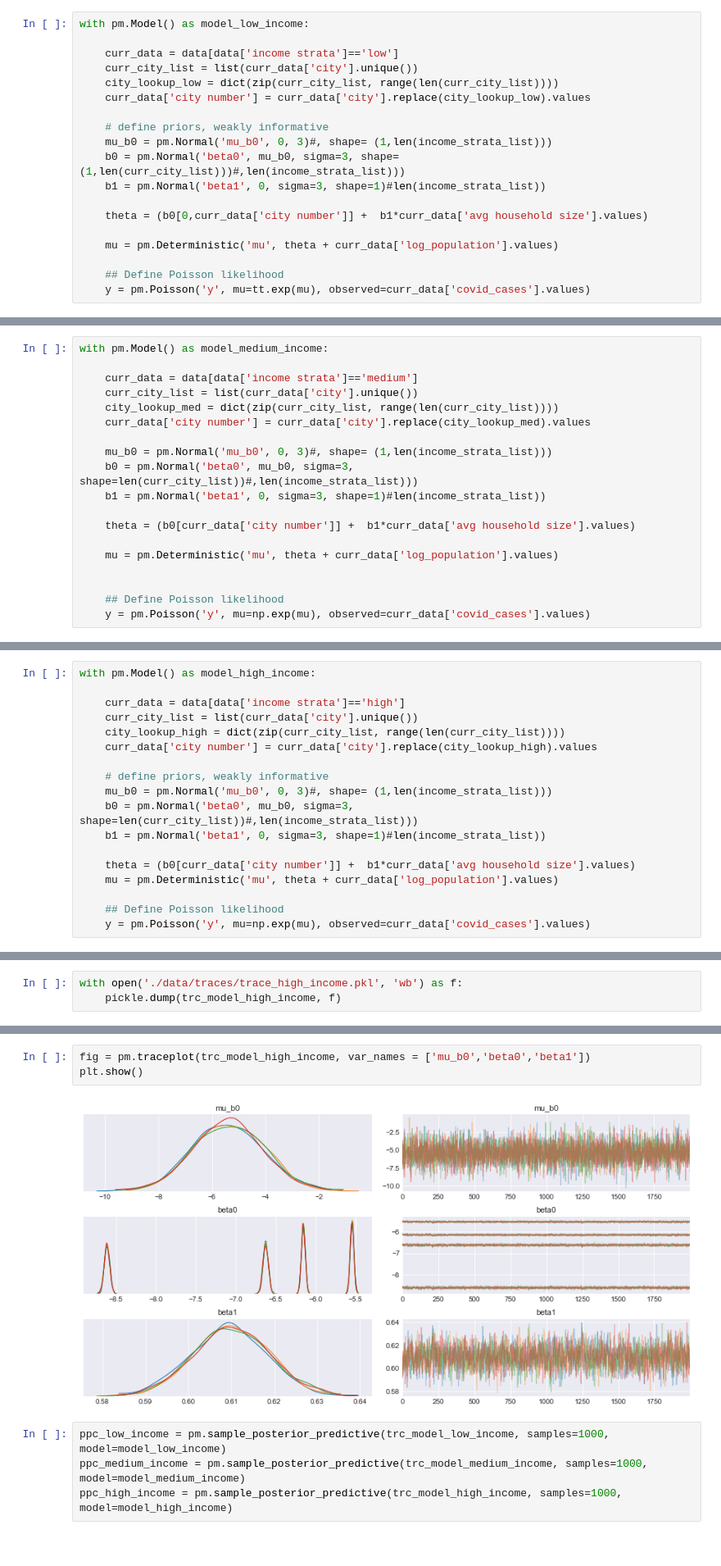
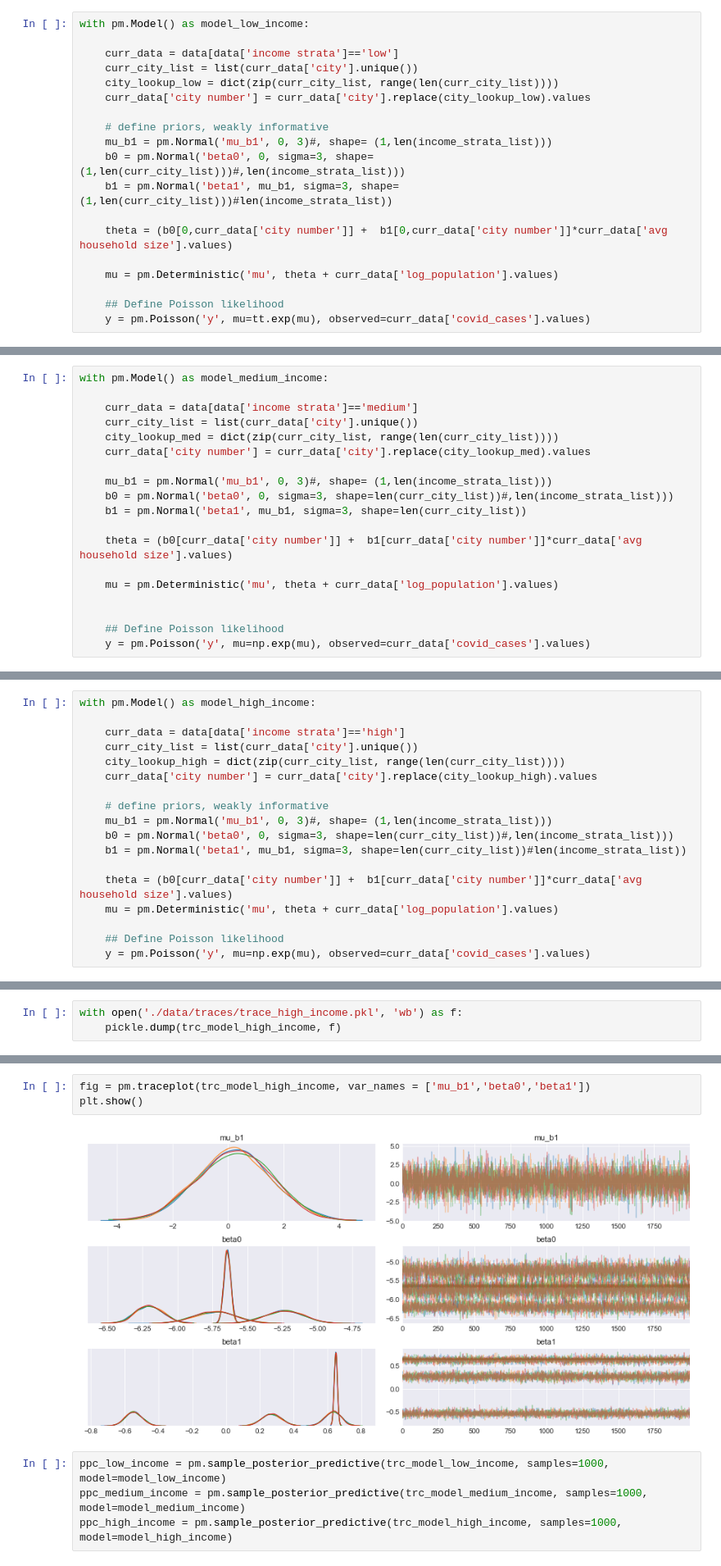
Before and after one commit to kay-wu/MIT-COVID-Datathon, a Jupyter notebook: covid_analysis_all_cities.ipynb, the cells around one changed output, grey strips where cells are left out. Shown at 82% size. Saved outputs shown, nothing was run; the diff lists cells and outputs as text.

```diff
--- a/covid_analysis_all_cities.ipynb
+++ b/covid_analysis_all_cities.ipynb
@@ -442,11 +442,11 @@ with pm.Model() as model_low_income:
     curr_data['city number'] = curr_data['city'].replace(city_lookup_low).values
 
     # define priors, weakly informative
-    mu_b0 = pm.Normal('mu_b0', 0, 3)#, shape= (1,len(income_strata_list)))
-    b0 = pm.Normal('beta0', mu_b0, sigma=3, shape=(1,len(curr_city_list)))#,len(income_strata_list)))
-    b1 = pm.Normal('beta1', 0, sigma=3, shape=1)#len(income_strata_list))
+    mu_b1 = pm.Normal('mu_b1', 0, 3)#, shape= (1,len(income_strata_list)))
+    b0 = pm.Normal('beta0', 0, sigma=3, shape=(1,len(curr_city_list)))#,len(income_strata_list)))
+    b1 = pm.Normal('beta1', mu_b1, sigma=3, shape=(1,len(curr_city_list)))#len(income_strata_list))
 
-    theta = (b0[0,curr_data['city number']] +  b1*curr_data['avg household size'].values)
+    theta = (b0[0,curr_data['city number']] +  b1[0,curr_data['city number']]*curr_data['avg household size'].values)
 
     mu = pm.Deterministic('mu', theta + curr_data['log_population'].values)
 
@@ -470,11 +465,11 @@ with pm.Model() as model_medium_income:
     city_lookup_med = dict(zip(curr_city_list, range(len(curr_city_list))))
     curr_data['city number'] = curr_data['city'].replace(city_lookup_med).values
 
-    mu_b0 = pm.Normal('mu_b0', 0, 3)#, shape= (1,len(income_strata_list)))
-    b0 = pm.Normal('beta0', mu_b0, sigma=3, shape=len(curr_city_list))#,len(income_strata_list)))
-    b1 = pm.Normal('beta1', 0, sigma=3, shape=1)#len(income_strata_list))
+    mu_b1 = pm.Normal('mu_b1', 0, 3)#, shape= (1,len(income_strata_list)))
+    b0 = pm.Normal('beta0', 0, sigma=3, shape=len(curr_city_list))#,len(income_strata_list)))
+    b1 = pm.Normal('beta1', mu_b1, sigma=3, shape=len(curr_city_list))
 
-    theta = (b0[curr_data['city number']] +  b1*curr_data['avg household size'].values)
+    theta = (b0[curr_data['city number']] +  b1[curr_data['city number']]*curr_data['avg household size'].values)
 
     mu = pm.Deterministic('mu', theta + curr_data['log_population'].values)
 
@@ -490,11 +490,11 @@ with pm.Model() as model_high_income:
     curr_data['city number'] = curr_data['city'].replace(city_lookup_high).values
 
     # define priors, weakly informative
-    mu_b0 = pm.Normal('mu_b0', 0, 3)#, shape= (1,len(income_strata_list)))
-    b0 = pm.Normal('beta0', mu_b0, sigma=3, shape=len(curr_city_list))#,len(income_strata_list)))
-    b1 = pm.Normal('beta1', 0, sigma=3, shape=1)#len(income_strata_list))
+    mu_b1 = pm.Normal('mu_b1', 0, 3)#, shape= (1,len(income_strata_list)))
+    b0 = pm.Normal('beta0', 0, sigma=3, shape=len(curr_city_list))#,len(income_strata_list)))
+    b1 = pm.Normal('beta1', mu_b1, sigma=3, shape=len(curr_city_list))#len(income_strata_list))
 
-    theta = (b0[curr_data['city number']] +  b1*curr_data['avg household size'].values)
+    theta = (b0[curr_data['city number']] +  b1[curr_data['city number']]*curr_data['avg household size'].values)
     mu = pm.Deterministic('mu', theta + curr_data['log_population'].values)
 
     ## Define Poisson likelihood
@@ -587,8 +611,8 @@ plt.show()
 # %%
-fig = pm.traceplot(trc_model_high_income, var_names = ['mu_b0','beta0','beta1'])
+fig = pm.traceplot(trc_model_high_income, var_names = ['mu_b1','beta0','beta1'])
 plt.show()
 # %% [output]
-[figure, old version]
+[figure, new version]
 # %%
 ppc_low_income = pm.sample_posterior_predictive(trc_model_low_income, samples=1000, model=model_low_income)
 ppc_medium_income = pm.sample_posterior_predictive(trc_model_medium_income, samples=1000, model=model_medium_income)
```
Also changed, not shown: parts of 21 cells of this notebook.
